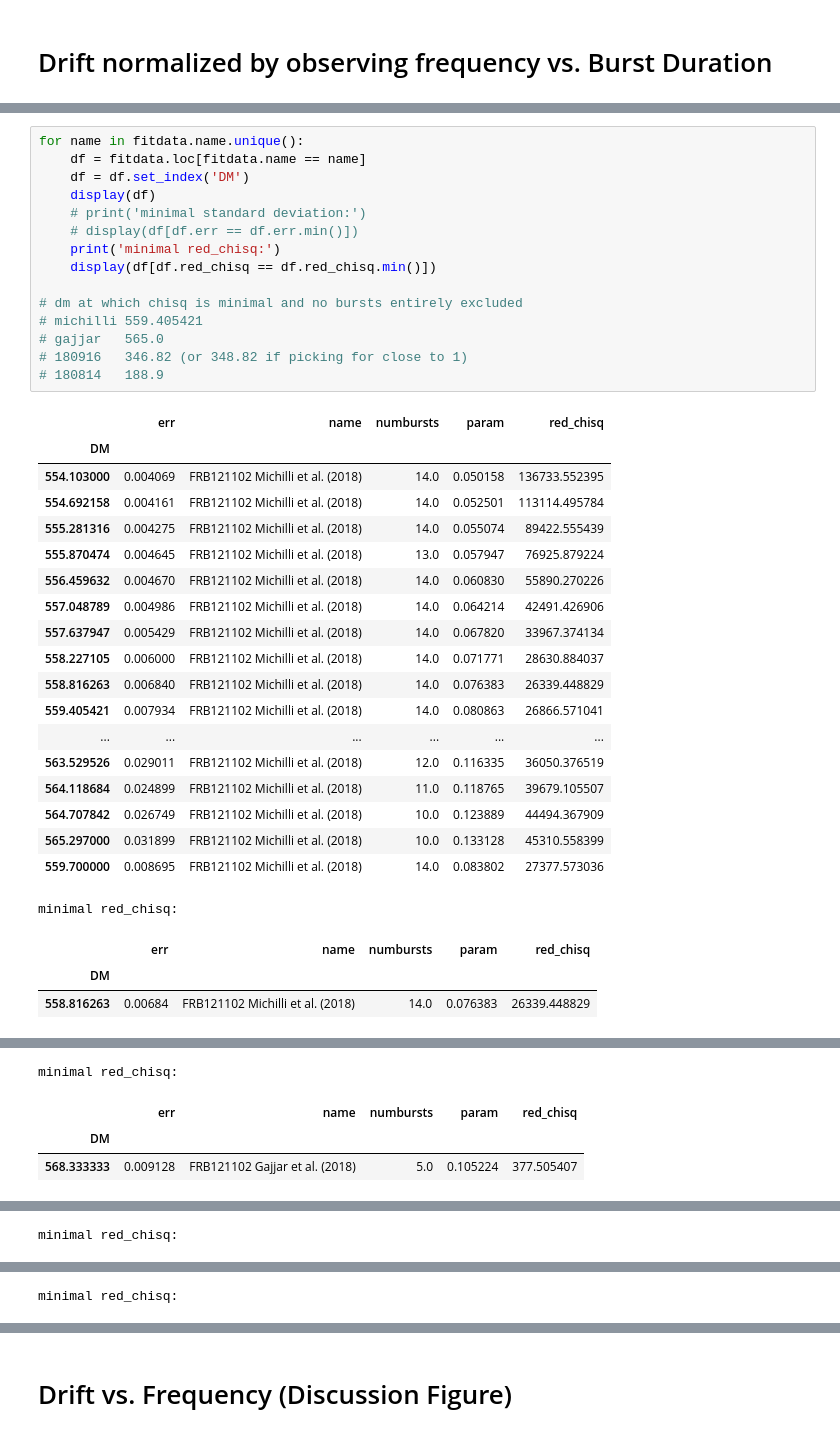
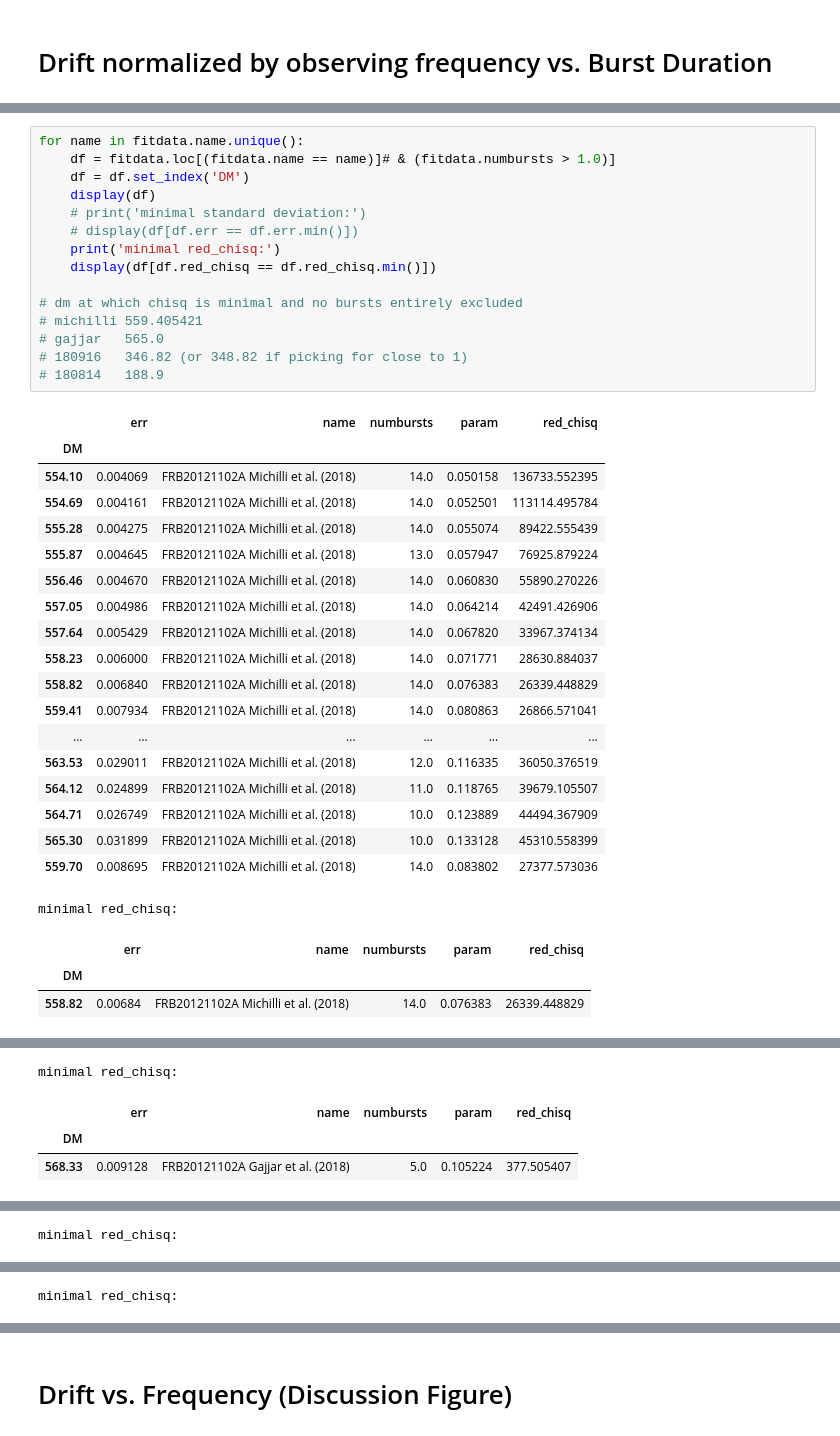
Before and after one commit to mef51/frbgui, a Jupyter notebook: DMvsDrift.ipynb, the cells around one changed output, grey strips where cells are left out. Cells and saved outputs as stored; diff of their text form.

```diff
--- a/DMvsDrift.ipynb
+++ b/DMvsDrift.ipynb
@@ -239,40 +271,40 @@ FRB180814.J0422+73 bursts (0.071 - 0.152) $t_w^{-1}$
 # %%
 for name in fitdata.name.unique():
-    df = fitdata.loc[fitdata.name == name]
+    df = fitdata.loc[(fitdata.name == name)]# & (fitdata.numbursts > 1.0)]
     df = df.set_index('DM')
     display(df)
     # print('minimal standard deviation:')
     # display(df[df.err == df.err.min()])
     print('minimal red_chisq:')
     display(df[df.red_chisq == df.red_chisq.min()])
 
 # dm at which chisq is minimal and no bursts entirely excluded
 # michilli 559.405421
 # gajjar   565.0
 # 180916   346.82 (or 348.82 if picking for close to 1)
 # 180814   188.9
 # %% [output]
 |  | err | name | numbursts | param | red_chisq |
 | DM |  |  |  |  |  |
-| 554.103000 | 0.004069 | FRB121102 Michilli et al. (2018) | 14.0 | 0.050158 | 136733.552395 |
-| 554.692158 | 0.004161 | FRB121102 Michilli et al. (2018) | 14.0 | 0.052501 | 113114.495784 |
-| 555.281316 | 0.004275 | FRB121102 Michilli et al. (2018) | 14.0 | 0.055074 | 89422.555439 |
-| 555.870474 | 0.004645 | FRB121102 Michilli et al. (2018) | 13.0 | 0.057947 | 76925.879224 |
-| 556.459632 | 0.004670 | FRB121102 Michilli et al. (2018) | 14.0 | 0.060830 | 55890.270226 |
-| 557.048789 | 0.004986 | FRB121102 Michilli et al. (2018) | 14.0 | 0.064214 | 42491.426906 |
-| 557.637947 | 0.005429 | FRB121102 Michilli et al. (2018) | 14.0 | 0.067820 | 33967.374134 |
-| 558.227105 | 0.006000 | FRB121102 Michilli et al. (2018) | 14.0 | 0.071771 | 28630.884037 |
-| 558.816263 | 0.006840 | FRB121102 Michilli et al. (2018) | 14.0 | 0.076383 | 26339.448829 |
-| 559.405421 | 0.007934 | FRB121102 Michilli et al. (2018) | 14.0 | 0.080863 | 26866.571041 |
+| 554.10 | 0.004069 | FRB20121102A Michilli et al. (2018) | 14.0 | 0.050158 | 136733.552395 |
+| 554.69 | 0.004161 | FRB20121102A Michilli et al. (2018) | 14.0 | 0.052501 | 113114.495784 |
+| 555.28 | 0.004275 | FRB20121102A Michilli et al. (2018) | 14.0 | 0.055074 | 89422.555439 |
+| 555.87 | 0.004645 | FRB20121102A Michilli et al. (2018) | 13.0 | 0.057947 | 76925.879224 |
+| 556.46 | 0.004670 | FRB20121102A Michilli et al. (2018) | 14.0 | 0.060830 | 55890.270226 |
+| 557.05 | 0.004986 | FRB20121102A Michilli et al. (2018) | 14.0 | 0.064214 | 42491.426906 |
+| 557.64 | 0.005429 | FRB20121102A Michilli et al. (2018) | 14.0 | 0.067820 | 33967.374134 |
+| 558.23 | 0.006000 | FRB20121102A Michilli et al. (2018) | 14.0 | 0.071771 | 28630.884037 |
+| 558.82 | 0.006840 | FRB20121102A Michilli et al. (2018) | 14.0 | 0.076383 | 26339.448829 |
+| 559.41 | 0.007934 | FRB20121102A Michilli et al. (2018) | 14.0 | 0.080863 | 26866.571041 |
 | ... | ... | ... | ... | ... | ... |
-| 563.529526 | 0.029011 | FRB121102 Michilli et al. (2018) | 12.0 | 0.116335 | 36050.376519 |
-| 564.118684 | 0.024899 | FRB121102 Michilli et al. (2018) | 11.0 | 0.118765 | 39679.105507 |
-| 564.707842 | 0.026749 | FRB121102 Michilli et al. (2018) | 10.0 | 0.123889 | 44494.367909 |
-| 565.297000 | 0.031899 | FRB121102 Michilli et al. (2018) | 10.0 | 0.133128 | 45310.558399 |
-| 559.700000 | 0.008695 | FRB121102 Michilli et al. (2018) | 14.0 | 0.083802 | 27377.573036 |
+| 563.53 | 0.029011 | FRB20121102A Michilli et al. (2018) | 12.0 | 0.116335 | 36050.376519 |
+| 564.12 | 0.024899 | FRB20121102A Michilli et al. (2018) | 11.0 | 0.118765 | 39679.105507 |
+| 564.71 | 0.026749 | FRB20121102A Michilli et al. (2018) | 10.0 | 0.123889 | 44494.367909 |
+| 565.30 | 0.031899 | FRB20121102A Michilli et al. (2018) | 10.0 | 0.133128 | 45310.558399 |
+| 559.70 | 0.008695 | FRB20121102A Michilli et al. (2018) | 14.0 | 0.083802 | 27377.573036 |
 minimal red_chisq:
 |  | err | name | numbursts | param | red_chisq |
 | DM |  |  |  |  |  |
-| 558.816263 | 0.00684 | FRB121102 Michilli et al. (2018) | 14.0 | 0.076383 | 26339.448829 |
+| 558.82 | 0.00684 | FRB20121102A Michilli et al. (2018) | 14.0 | 0.076383 | 26339.448829 |
 |  | err | name | numbursts | param | red_chisq |
 | DM |  |  |  |  |  |
@@ -290,6 +322,6 @@ minimal red_chisq:
 minimal red_chisq:
 |  | err | name | numbursts | param | red_chisq |
 | DM |  |  |  |  |  |
-| 568.333333 | 0.009128 | FRB121102 Gajjar et al. (2018) | 5.0 | 0.105224 | 377.505407 |
+| 568.33 | 0.009128 | FRB20121102A Gajjar et al. (2018) | 5.0 | 0.105224 | 377.505407 |
 |  | err | name | numbursts | param | red_chisq |
 | DM |  |  |  |  |  |
```
Also changed, not shown: parts of 4 cells of this notebook, 1 other file.
